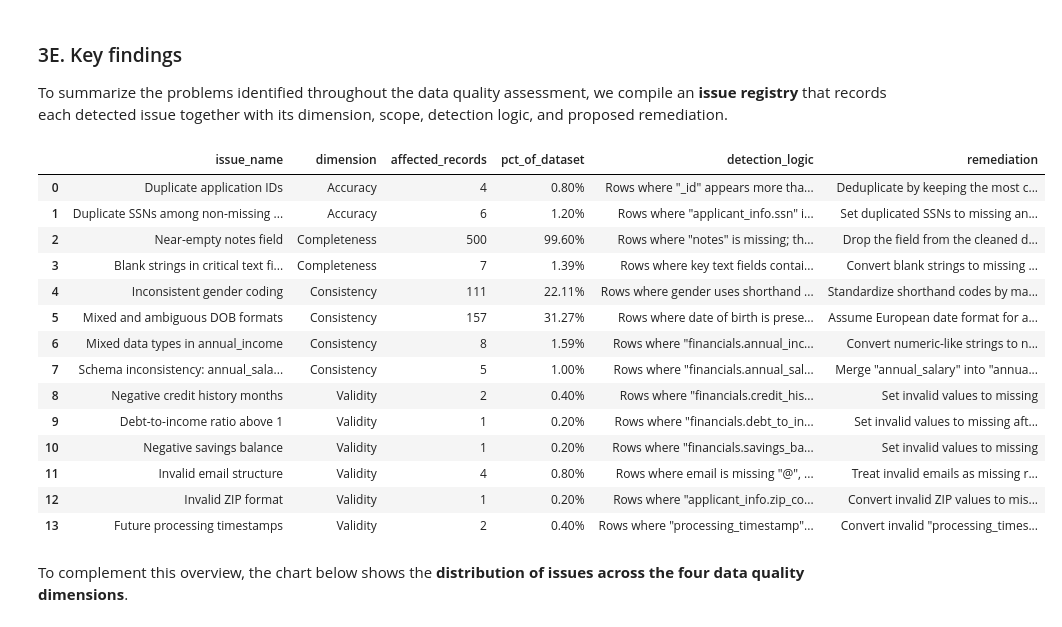
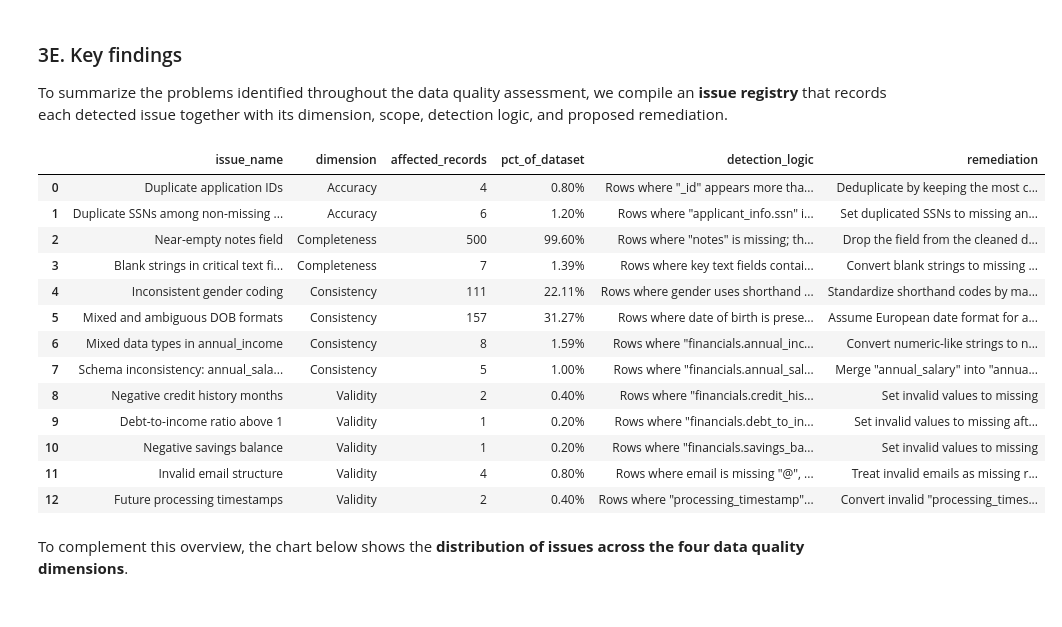
Before and after one commit to catarinapalma01/dego-project-team3, a Jupyter notebook: notebooks/01-data-quality.ipynb, the cells around one changed output. Cells and saved outputs as stored; diff of their text form; code cells hidden in the pictures.

```diff
--- a/notebooks/01-data-quality.ipynb
+++ b/notebooks/01-data-quality.ipynb
@@ -1364,13 +1364,6 @@ blank_critical_mask = (
     df_raw["applicant_info.gender"].astype(str).str.strip().eq("") |
     df_raw["applicant_info.zip_code"].astype(str).str.strip().eq("")
 )
-
-# Invalid ZIP format
-zipc = df_raw["applicant_info.zip_code"].astype("string").str.strip()
-zip_invalid = zipc.dropna().str.match(r"^\d{5}$") == False
-
-bad_zip_mask = pd.Series(False, index=df_raw.index)
-bad_zip_mask.loc[zipc.dropna().index] = zip_invalid
 
 # Ambiguous DOB values: slash-based dates where both day/month could be <= 12
 dob = df_raw["applicant_info.date_of_birth"].astype("string").str.strip().replace({"": pd.NA})
@@ -1500,15 +1493,6 @@ issues.append(issue_row(
 ))
 
 issues.append(issue_row(
-    "Invalid ZIP format",
-    "Validity",
-    bad_zip_mask,
-    n_total,
-    'Rows where "applicant_info.zip_code" is present but does not match a 5-digit ZIP code format',
-    "Convert invalid ZIP values to missing",
-))
-
-issues.append(issue_row(
     "Future processing timestamps",
     "Validity",
     future_ts_mask,
@@ -1534,35 +1518,34 @@ display(
     .format({"pct_of_dataset": "{:.2f}%"})
     .set_properties(subset=["issue_name", "dimension"], **{
         "white-space": "normal",
         "text-align": "left",
         "vertical-align": "top"
     })
     .set_properties(subset=["detection_logic", "remediation"], **{
         "white-space": "normal",
         "text-align": "left",
         "vertical-align": "top",
         "max-width": "420px"
     })
     .set_table_styles([
         {"selector": "th", "props": [("text-align", "left")]},
     ])
 )
 # %% [output]
 |  | issue_name | dimension | affected_records | pct_of_dataset | detection_logic | remediation |
 | 0 | Duplicate application IDs | Accuracy | 4 | 0.80% | Rows where "_id" appears more tha... | Deduplicate by keeping the most c... |
 | 1 | Duplicate SSNs among non-missing ... | Accuracy | 6 | 1.20% | Rows where "applicant_info.ssn" i... | Set duplicated SSNs to missing an... |
 | 2 | Near-empty notes field | Completeness | 500 | 99.60% | Rows where "notes" is missing; th... | Drop the field from the cleaned d... |
 | 3 | Blank strings in critical text fi... | Completeness | 7 | 1.39% | Rows where key text fields contai... | Convert blank strings to missing ... |
 | 4 | Inconsistent gender coding | Consistency | 111 | 22.11% | Rows where gender uses shorthand ... | Standardize shorthand codes by ma... |
 | 5 | Mixed and ambiguous DOB formats | Consistency | 157 | 31.27% | Rows where date of birth is prese... | Assume European date format for a... |
 | 6 | Mixed data types in annual_income | Consistency | 8 | 1.59% | Rows where "financials.annual_inc... | Convert numeric-like strings to n... |
 | 7 | Schema inconsistency: annual_sala... | Consistency | 5 | 1.00% | Rows where "financials.annual_sal... | Merge "annual_salary" into "annua... |
 | 8 | Negative credit history months | Validity | 2 | 0.40% | Rows where "financials.credit_his... | Set invalid values to missing |
 | 9 | Debt-to-income ratio above 1 | Validity | 1 | 0.20% | Rows where "financials.debt_to_in... | Set invalid values to missing aft... |
 | 10 | Negative savings balance | Validity | 1 | 0.20% | Rows where "financials.savings_ba... | Set invalid values to missing |
 | 11 | Invalid email structure | Validity | 4 | 0.80% | Rows where email is missing "@", ... | Treat invalid emails as missing r... |
-| 12 | Invalid ZIP format | Validity | 1 | 0.20% | Rows where "applicant_info.zip_co... | Convert invalid ZIP values to mis... |
-| 13 | Future processing timestamps | Validity | 2 | 0.40% | Rows where "processing_timestamp"... | Convert invalid "processing_times... |
+| 12 | Future processing timestamps | Validity | 2 | 0.40% | Rows where "processing_timestamp"... | Convert invalid "processing_times... |
 # %% [markdown]
 To complement this overview, the chart below shows the **distribution of issues across the four data quality dimensions**.
 # %%
```
Also changed, not shown: parts of 5 cells of this notebook.
